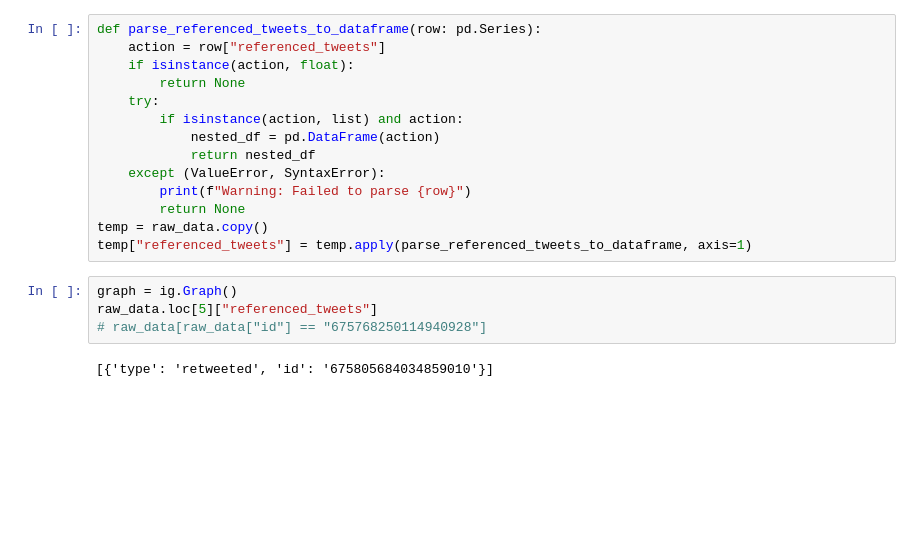
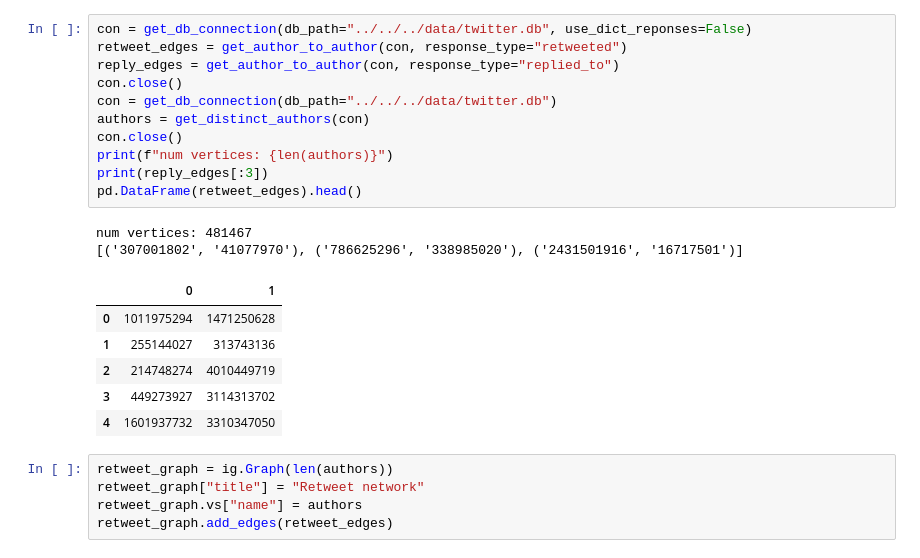
Before and after one commit to vaughankraska/social_data_mining, a Jupyter notebook: src/labs/social_network_analysis/finn.ipynb, the cells around one changed output. Cells and saved outputs as stored; diff of their text form; blank space fills up the shorter version.

Commit message:
crud for database up, ref tweets proper
goog logic if you want to work with the dataframe in insert tweets curd
function

```diff
--- a/src/labs/social_network_analysis/finn.ipynb
+++ b/src/labs/social_network_analysis/finn.ipynb
@@ -19,20 +8,25 @@ raw_data.head()
-# %%
-def parse_referenced_tweets_to_dataframe(row: pd.Series):
-    action = row["referenced_tweets"]
-    if isinstance(action, float):
-        return None
-    try:
-        if isinstance(action, list) and action:
-            nested_df = pd.DataFrame(action)
-            return nested_df
-    except (ValueError, SyntaxError):
-        print(f"Warning: Failed to parse {row}")
-        return None
-temp = raw_data.copy()
-temp["referenced_tweets"] = temp.apply(parse_referenced_tweets_to_dataframe, axis=1)
-# %%
-graph = ig.Graph()
-raw_data.loc[5]["referenced_tweets"]
-# raw_data[raw_data["id"] == "675768250114940928"]
-# %% [output]
-[{'type': 'retweeted', 'id': '675805684034859010'}]
+# %%
+con = get_db_connection(db_path="../../../data/twitter.db", use_dict_reponses=False)
+retweet_edges = get_author_to_author(con, response_type="retweeted")
+reply_edges = get_author_to_author(con, response_type="replied_to")
+con.close()
+con = get_db_connection(db_path="../../../data/twitter.db")
+authors = get_distinct_authors(con)
+con.close()
+print(f"num vertices: {len(authors)}")
+print(reply_edges[:3])
+pd.DataFrame(retweet_edges).head()
+# %% [output]
+num vertices: 481467
+[('307001802', '41077970'), ('786625296', '338985020'), ('2431501916', '16717501')]
+|  | 0 | 1 |
+| 0 | 1011975294 | 1471250628 |
+| 1 | 255144027 | 313743136 |
+| 2 | 214748274 | 4010449719 |
+| 3 | 449273927 | 3114313702 |
+| 4 | 1601937732 | 3310347050 |
+# %%
+retweet_graph = ig.Graph(len(authors))
+retweet_graph["title"] = "Retweet network"
+retweet_graph.vs["name"] = authors
+retweet_graph.add_edges(retweet_edges)
```
Also changed, not shown: parts of 6 cells of this notebook, 3 other files.
